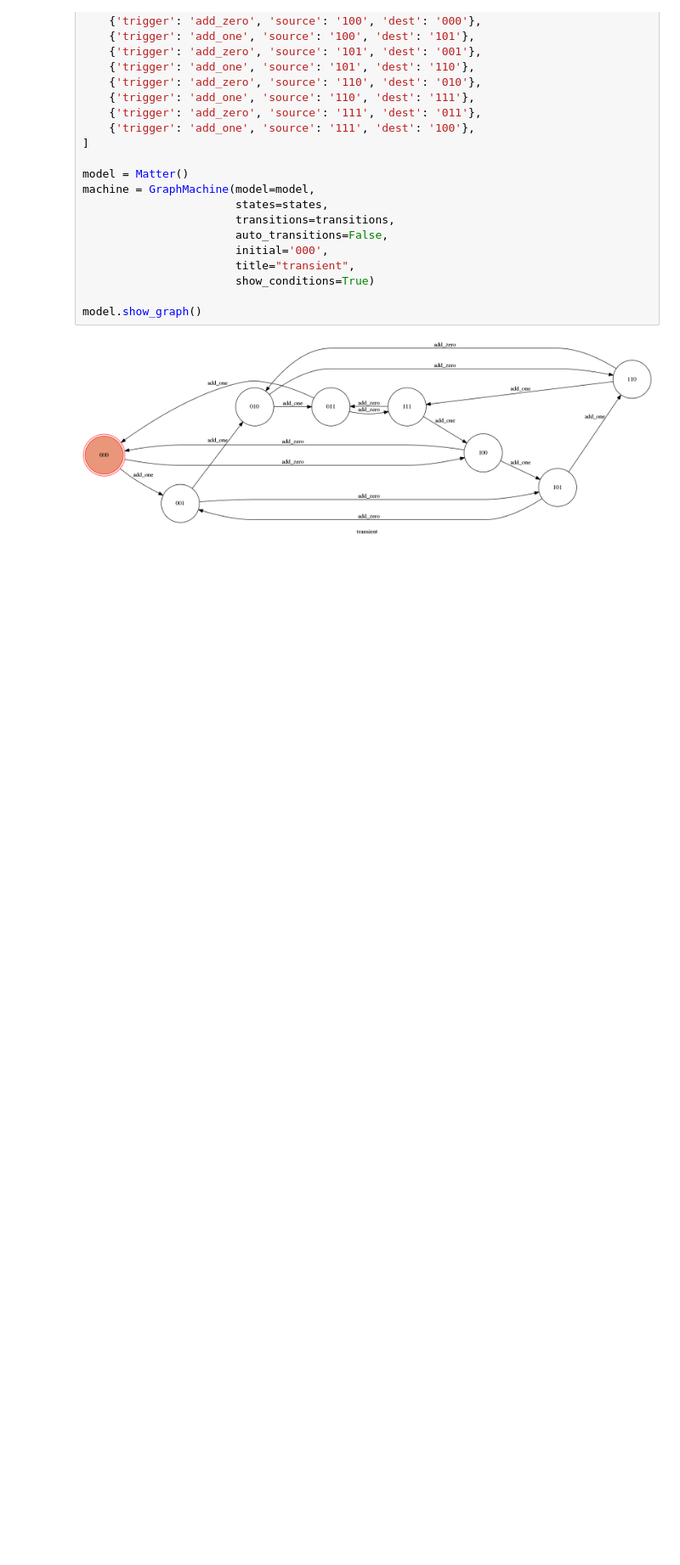
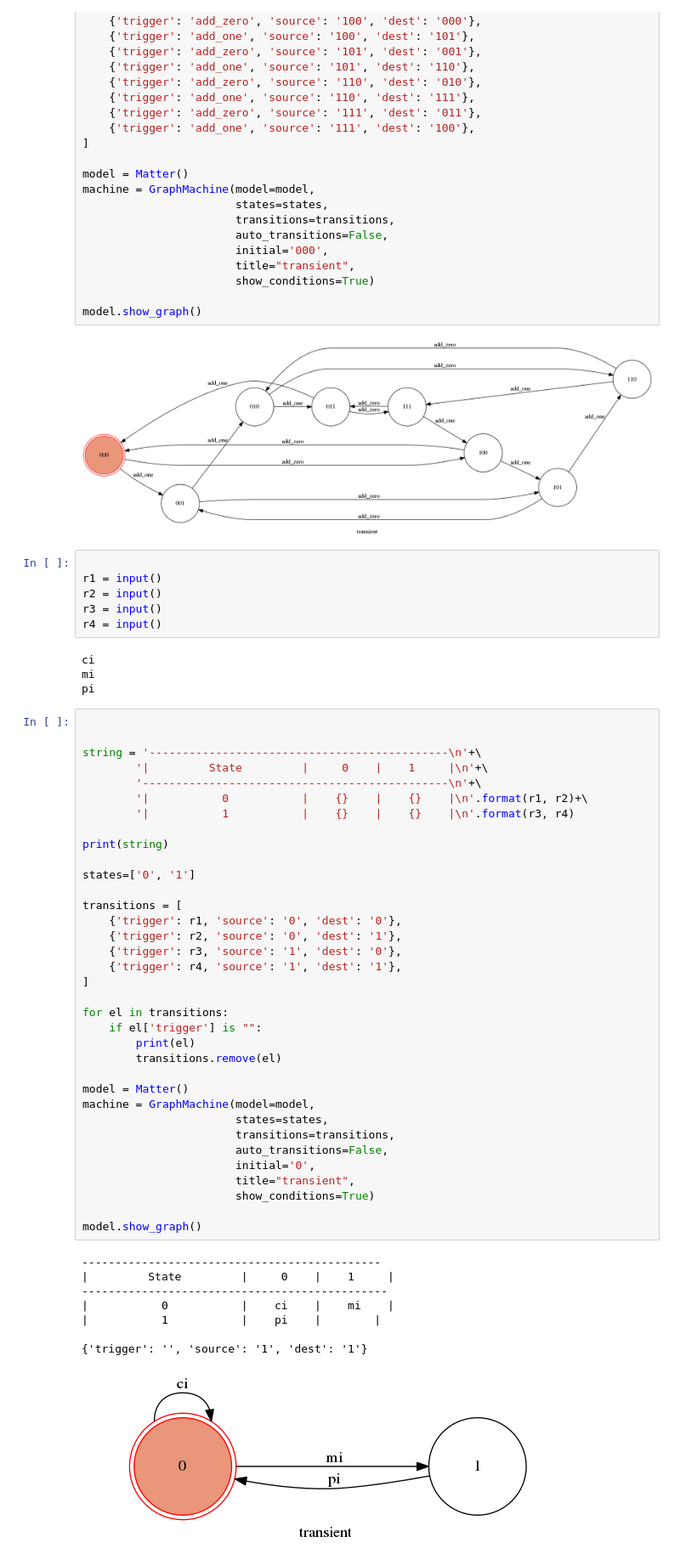
Before and after one commit to MohammadForouhesh/FSM, a Jupyter notebook: report_and_test.ipynb, the cells around one changed output. Shown at 85% size. Cells and saved outputs as stored; diff of their text form; blank space fills up the shorter version.

```diff
--- a/report_and_test.ipynb
+++ b/report_and_test.ipynb
@@ -104,3 +104,57 @@ machine = GraphMachine(model=model,
 model.show_graph()
 # %% [output]
 [figure]
+# %%
+
+r1 = input()
+r2 = input()
+r3 = input()
+r4 = input()
+# %% [output]
+ci
+mi
+pi
+# %%
+
+
+string = '---------------------------------------------\n'+\
+        '|         State         |     0    |    1     |\n'+\
+        '----------------------------------------------\n'+\
+        '|           0           |    {}    |    {}    |\n'.format(r1, r2)+\
+        '|           1           |    {}    |    {}    |\n'.format(r3, r4)
+
+print(string)
+
+states=['0', '1']
+
+transitions = [
+    {'trigger': r1, 'source': '0', 'dest': '0'},
+    {'trigger': r2, 'source': '0', 'dest': '1'},
+    {'trigger': r3, 'source': '1', 'dest': '0'},
+    {'trigger': r4, 'source': '1', 'dest': '1'},
+]
+
+for el in transitions:
+    if el['trigger'] is "":
+        print(el)
+        transitions.remove(el)
+
+model = Matter()
+machine = GraphMachine(model=model,
+                       states=states,
+                       transitions=transitions,
+                       auto_transitions=False,
+                       initial='0',
+                       title="transient",
+                       show_conditions=True)
+
+model.show_graph()
+# %% [output]
+---------------------------------------------
+|         State         |     0    |    1     |
+----------------------------------------------
+|           0           |    ci    |    mi    |
+|           1           |    pi    |        |
+
+{'trigger': '', 'source': '1', 'dest': '1'}
+[figure, added]
```
Also changed, not shown: 1 other file.
